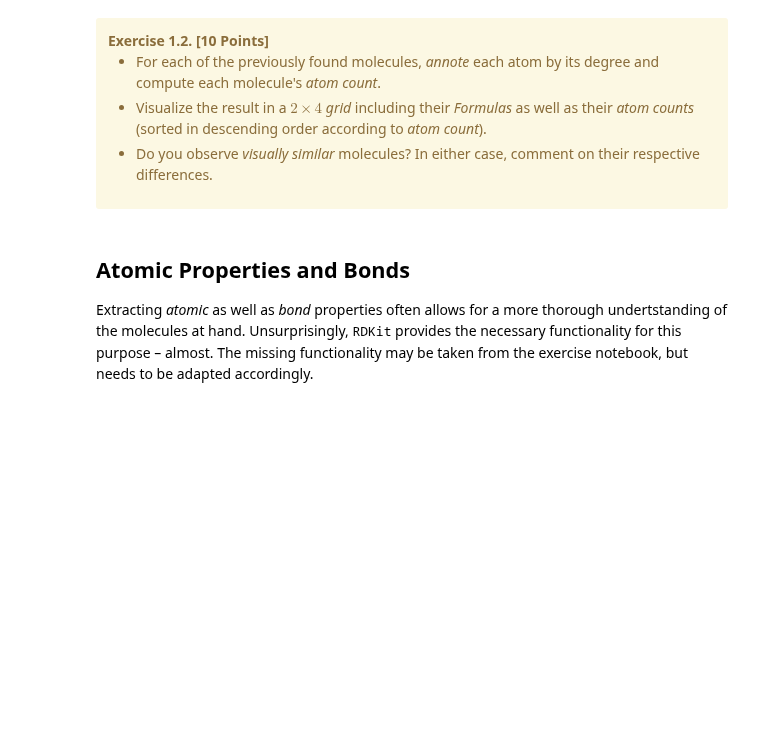
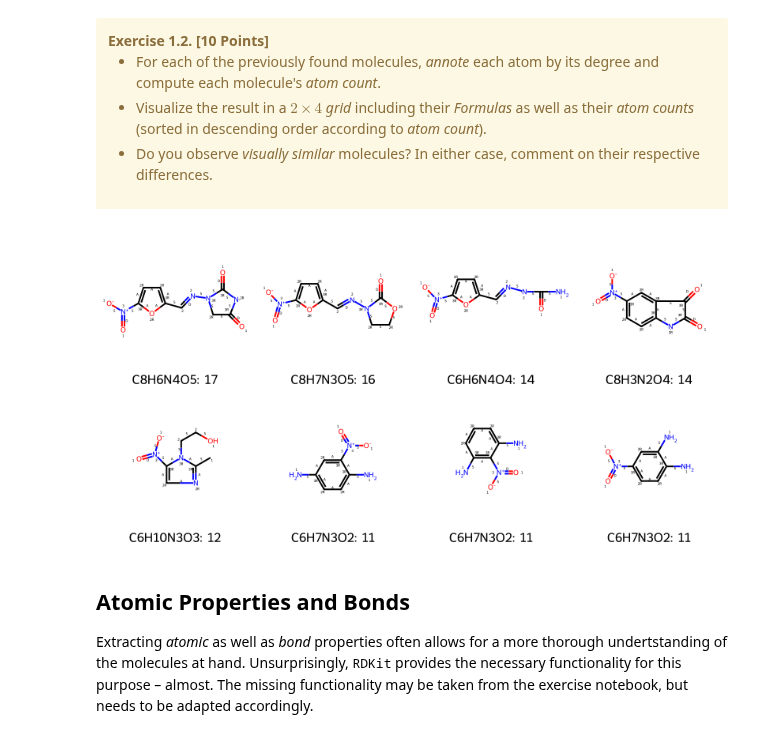
Before and after one commit to qtakmalay/JupyterProjects, a Jupyter notebook: Hands-on II/U3/U3_Assignment.ipynb, the cells around one changed output. Cells and saved outputs as stored; diff of their text form; code cells hidden in the pictures; blank space fills up the shorter version.

```diff
--- a/Hands-on II/U3/U3_Assignment.ipynb
+++ b/Hands-on II/U3/U3_Assignment.ipynb
@@ -95,10 +96,34 @@ def annotate_molecule_atoms(molecule: Chem.rdchem.Mol) -> Chem.rdchem.Mol:
     """
     molecule_annotated = deepcopy(molecule)
     for atom in molecule_annotated.GetAtoms():
-        atom.SetProp('atomNote', str(atom.GetDegree()))
+        atom.SetProp('atomNote', str(f"{atom.GetDegree()}R" if atom.IsInRing() else atom.GetDegree()))
+    for bond in molecule_annotated.GetBonds():
+        bond.SetProp('bondNote', str(bond.GetBondType()).replace(" ", "")[0])
+        #print(str(bond.GetProp('bondNote')))
     return molecule_annotated
 # %%
-# your code goes here
+#print(specific_molecules)
+
+annote_molecules = list()
+for i, molecule in enumerate(specific_molecules):
+    if i < 8:
+        annote_molecules.append(annotate_molecule_atoms(molecule))
+sorted_moles = list()
+for mole in annote_molecules:
+    mole.SetProp('atomCount', str(mole.GetNumAtoms()))
+    sorted_moles.append(mole)
+
+sorted_moles = sorted(sorted_moles, key=lambda p: p.GetProp('atomCount'), reverse=True)
+sorted_moles_labels = [f'{mol.GetProp("Formula")}: {mol.GetProp("atomCount")}' for mol in sorted_moles]
+
+Chem.Draw.MolsToGridImage(
+    sorted_moles,
+    legends=sorted_moles_labels,
+    maxMols=len(specific_molecules),
+    molsPerRow=4
+)
+# %% [output]
+[figure, added]
 # %% [markdown]
 <h2>Atomic Properties and Bonds</h2>
 <p>Extracting <i>atomic</i> as well as <i>bond</i> properties often allows for a more thorough undertstanding of the molecules at hand. Unsurprisingly, <tt>RDKit</tt> provides the necessary functionality for this purpose – almost. The missing functionality may be taken from the exercise notebook, but needs to be adapted accordingly.</p>
```
Also changed, not shown: parts of 10 cells of this notebook, 1 other file.
